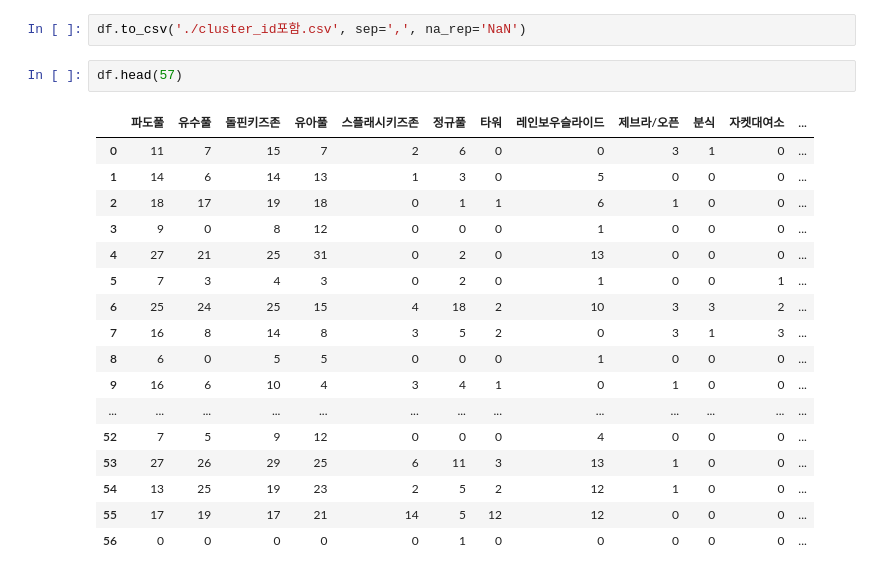
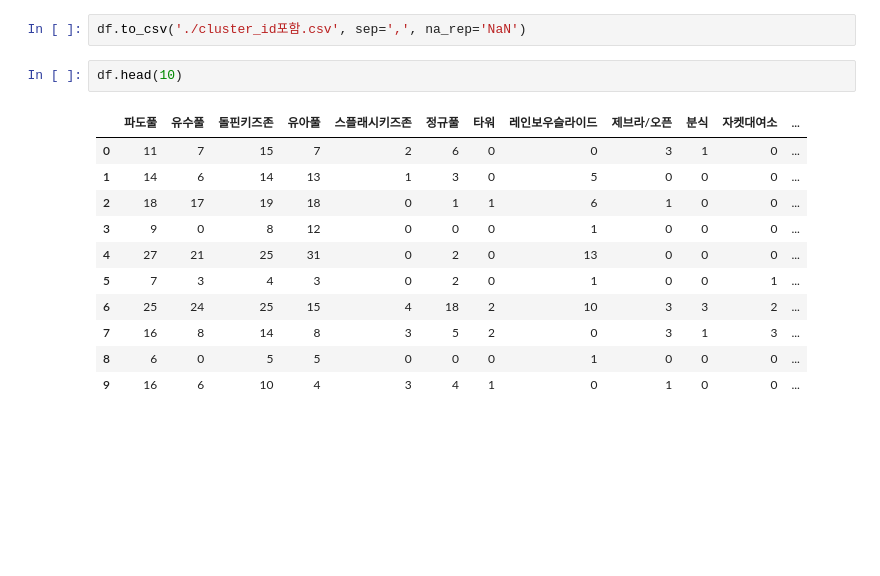
Before and after one commit to namgus/2018-Woongjin-Cooperation-Project, a Jupyter notebook: kmeans.ipynb, the cells around one changed output. Saved outputs shown, nothing was run; the diff lists cells and outputs as text; blank space fills up the shorter version.

```diff
--- a/kmeans.ipynb
+++ b/kmeans.ipynb
@@ -63,23 +55,17 @@ df['cluster_id'] = kmeans.labels_
 # %%
 df.to_csv('./cluster_id포함.csv', sep=',', na_rep='NaN')
 # %%
-df.head(57)
+df.head(10)
 # %% [output]
 |  | 파도풀 | 유수풀 | 돌핀키즈존 | 유아풀 | 스플래시키즈존 | 정규풀 | 타워 | 레인보우슬라이드 | 제브라/오픈 | 분식 | 자켓대여소 | ... |
 | 0 | 11 | 7 | 15 | 7 | 2 | 6 | 0 | 0 | 3 | 1 | 0 | ... |
 | 1 | 14 | 6 | 14 | 13 | 1 | 3 | 0 | 5 | 0 | 0 | 0 | ... |
 | 2 | 18 | 17 | 19 | 18 | 0 | 1 | 1 | 6 | 1 | 0 | 0 | ... |
 | 3 | 9 | 0 | 8 | 12 | 0 | 0 | 0 | 1 | 0 | 0 | 0 | ... |
 | 4 | 27 | 21 | 25 | 31 | 0 | 2 | 0 | 13 | 0 | 0 | 0 | ... |
 | 5 | 7 | 3 | 4 | 3 | 0 | 2 | 0 | 1 | 0 | 0 | 1 | ... |
 | 6 | 25 | 24 | 25 | 15 | 4 | 18 | 2 | 10 | 3 | 3 | 2 | ... |
 | 7 | 16 | 8 | 14 | 8 | 3 | 5 | 2 | 0 | 3 | 1 | 3 | ... |
 | 8 | 6 | 0 | 5 | 5 | 0 | 0 | 0 | 1 | 0 | 0 | 0 | ... |
 | 9 | 16 | 6 | 10 | 4 | 3 | 4 | 1 | 0 | 1 | 0 | 0 | ... |
-| ... | ... | ... | ... | ... | ... | ... | ... | ... | ... | ... | ... | ... |
-| 52 | 7 | 5 | 9 | 12 | 0 | 0 | 0 | 4 | 0 | 0 | 0 | ... |
-| 53 | 27 | 26 | 29 | 25 | 6 | 11 | 3 | 13 | 1 | 0 | 0 | ... |
-| 54 | 13 | 25 | 19 | 23 | 2 | 5 | 2 | 12 | 1 | 0 | 0 | ... |
-| 55 | 17 | 19 | 17 | 21 | 14 | 5 | 12 | 12 | 0 | 0 | 0 | ... |
-| 56 | 0 | 0 | 0 | 0 | 0 | 1 | 0 | 0 | 0 | 0 | 0 | ... |
 # %%
```
Also changed, not shown: parts of 8 cells of this notebook.
